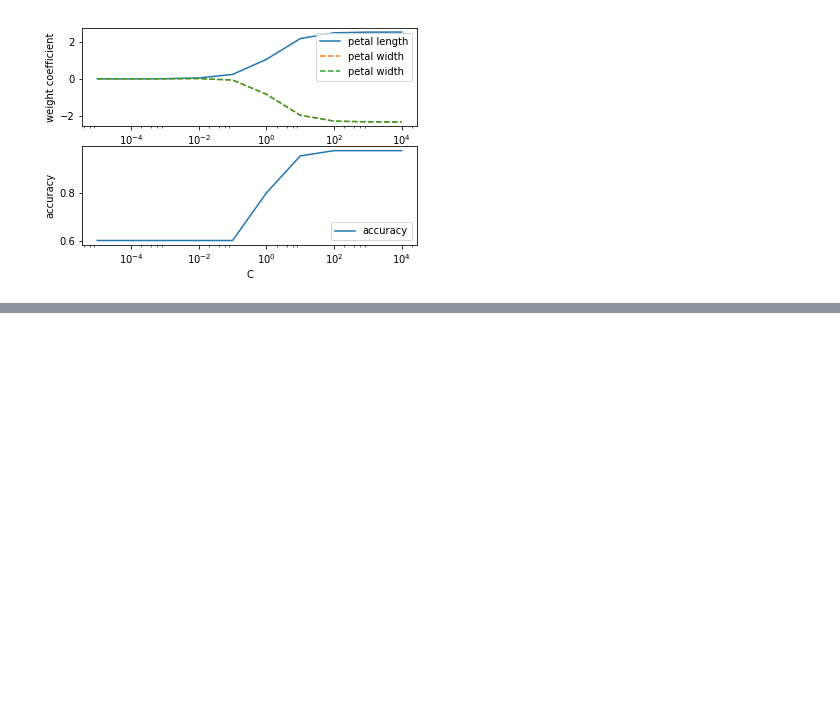
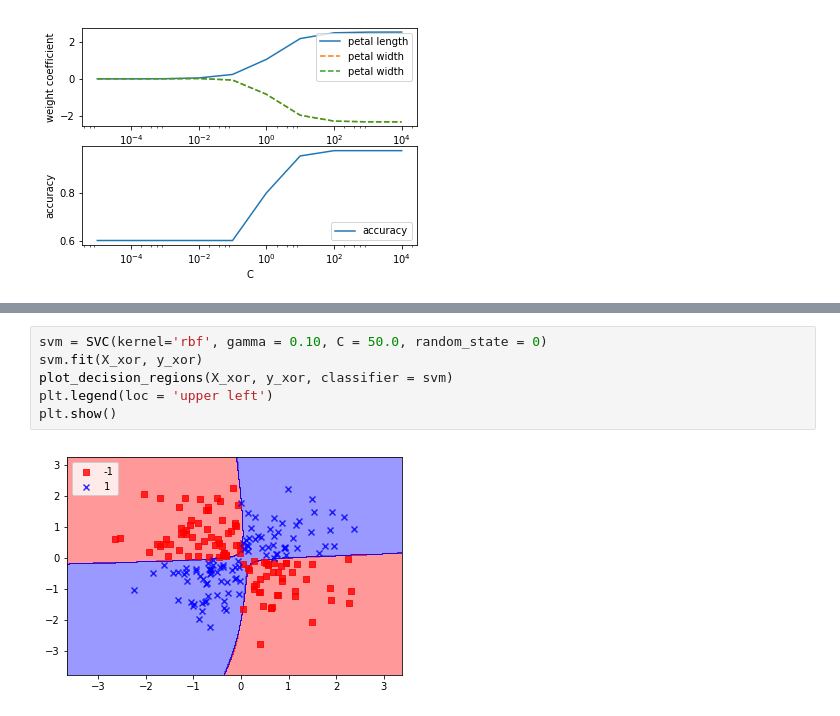
Before and after one commit to khvorov/python-ml, a Jupyter notebook: learn_sklearn.ipynb, the cells around one changed output, grey strips where cells are left out. Drawn from its saved outputs; the diff is of its cells as text; blank space fills up the shorter version.

```diff
--- a/learn_sklearn.ipynb
+++ b/learn_sklearn.ipynb
@@ -94,0 +126,8 @@ plt.show()
+# %%
+svm = SVC(kernel='rbf', gamma = 0.10, C = 50.0, random_state = 0)
+svm.fit(X_xor, y_xor)
+plot_decision_regions(X_xor, y_xor, classifier = svm)
+plt.legend(loc = 'upper left')
+plt.show()
+# %% [output]
+[figure, added]
```
Also changed, not shown: parts of 5 cells of this notebook.
